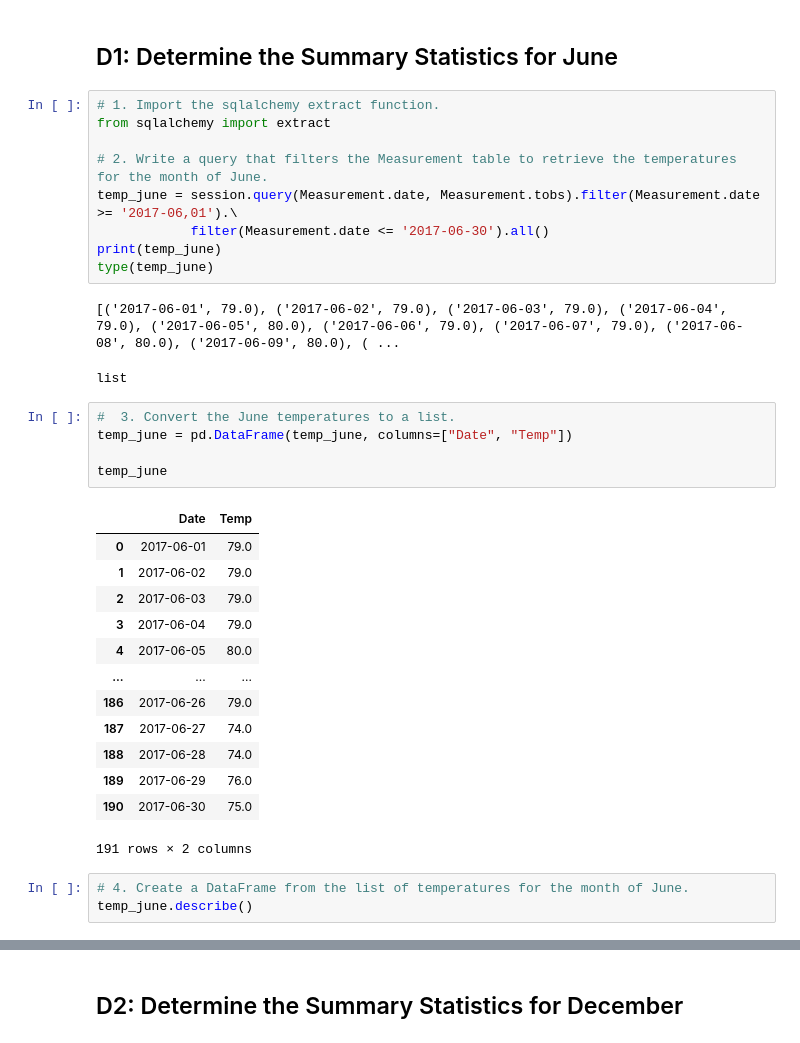
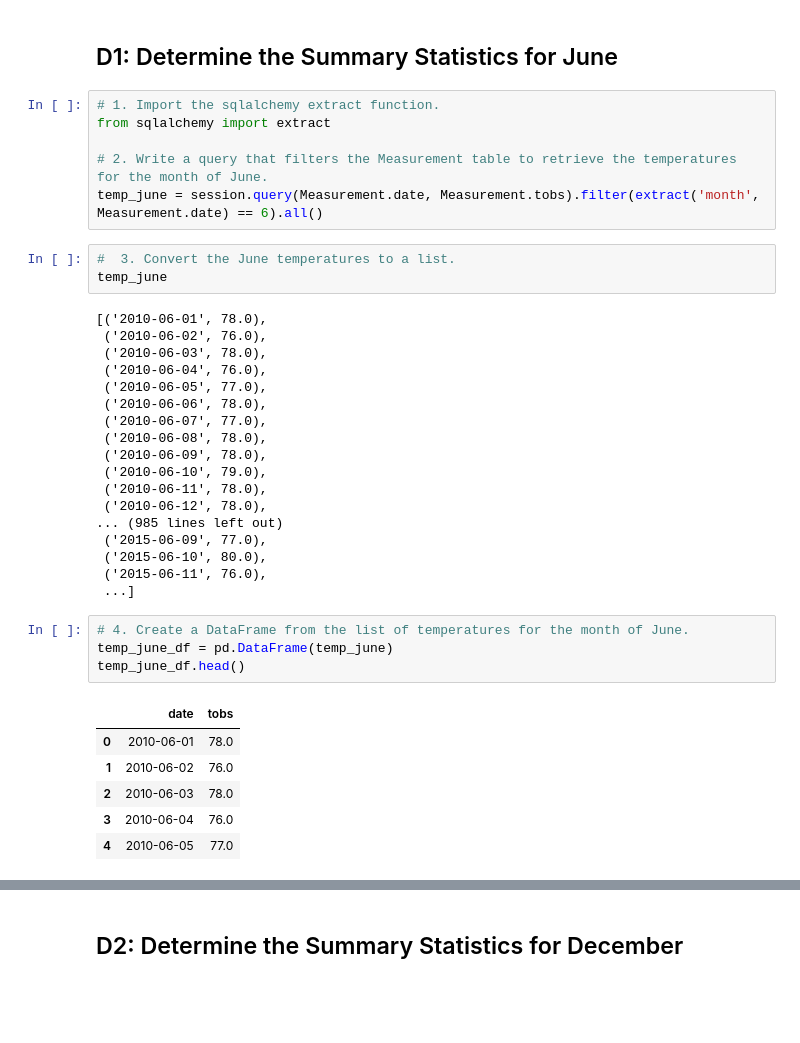
Before and after one commit to tfoster-ut/surfs_up, a Jupyter notebook: SurfsUp_Challenge.ipynb, the cells around one changed output, grey strips where cells are left out. Cells and saved outputs as stored; diff of their text form; blank space fills up the shorter version.

Commit message:
Complete queries for June & Dec

```diff
--- a/SurfsUp_Challenge.ipynb
+++ b/SurfsUp_Challenge.ipynb
@@ -31,34 +31,38 @@ session = Session(engine)
 from sqlalchemy import extract
 
 # 2. Write a query that filters the Measurement table to retrieve the temperatures for the month of June.
-temp_june = session.query(Measurement.date, Measurement.tobs).filter(Measurement.date >= '2017-06,01').\
-            filter(Measurement.date <= '2017-06-30').all()
-print(temp_june)
-type(temp_june)
+temp_june = session.query(Measurement.date, Measurement.tobs).filter(extract('month', Measurement.date) == 6).all()
-# %% [output]
-[('2017-06-01', 79.0), ('2017-06-02', 79.0), ('2017-06-03', 79.0), ('2017-06-04', 79.0), ('2017-06-05', 80.0), ('2017-06-06', 79.0), ('2017-06-07', 79.0), ('2017-06-08', 80.0), ('2017-06-09', 80.0), ( ...
-list
 # %%
 #  3. Convert the June temperatures to a list.
-temp_june = pd.DataFrame(temp_june, columns=["Date", "Temp"])
-
 temp_june
 # %% [output]
-|  | Date | Temp |
-| 0 | 2017-06-01 | 79.0 |
-| 1 | 2017-06-02 | 79.0 |
-| 2 | 2017-06-03 | 79.0 |
-| 3 | 2017-06-04 | 79.0 |
-| 4 | 2017-06-05 | 80.0 |
-| ... | ... | ... |
-| 186 | 2017-06-26 | 79.0 |
-| 187 | 2017-06-27 | 74.0 |
-| 188 | 2017-06-28 | 74.0 |
-| 189 | 2017-06-29 | 76.0 |
-| 190 | 2017-06-30 | 75.0 |
-191 rows × 2 columns
+[('2010-06-01', 78.0),
+ ('2010-06-02', 76.0),
+ ('2010-06-03', 78.0),
+ ('2010-06-04', 76.0),
+ ('2010-06-05', 77.0),
+ ('2010-06-06', 78.0),
+ ('2010-06-07', 77.0),
+ ('2010-06-08', 78.0),
+ ('2010-06-09', 78.0),
+ ('2010-06-10', 79.0),
+ ('2010-06-11', 78.0),
+ ('2010-06-12', 78.0),
+... (985 lines left out)
+ ('2015-06-09', 77.0),
+ ('2015-06-10', 80.0),
+ ('2015-06-11', 76.0),
+ ...]
 # %%
 # 4. Create a DataFrame from the list of temperatures for the month of June.
-temp_june.describe()
+temp_june_df = pd.DataFrame(temp_june)
+temp_june_df.head()
+# %% [output]
+|  | date | tobs |
+| 0 | 2010-06-01 | 78.0 |
+| 1 | 2010-06-02 | 76.0 |
+| 2 | 2010-06-03 | 78.0 |
+| 3 | 2010-06-04 | 76.0 |
+| 4 | 2010-06-05 | 77.0 |
 # %%
 # 5. Calculate and print out the summary statistics for the June temperature DataFrame.
```
Also changed, not shown: parts of 5 cells of this notebook.
